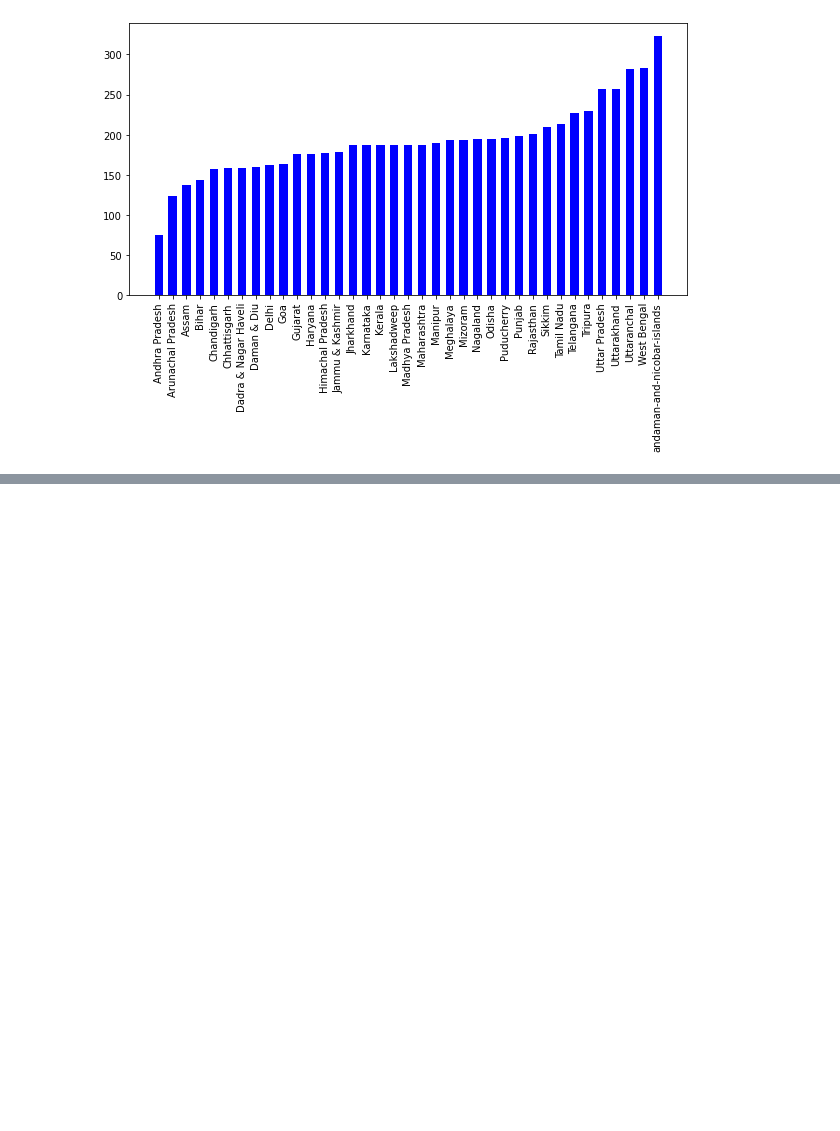
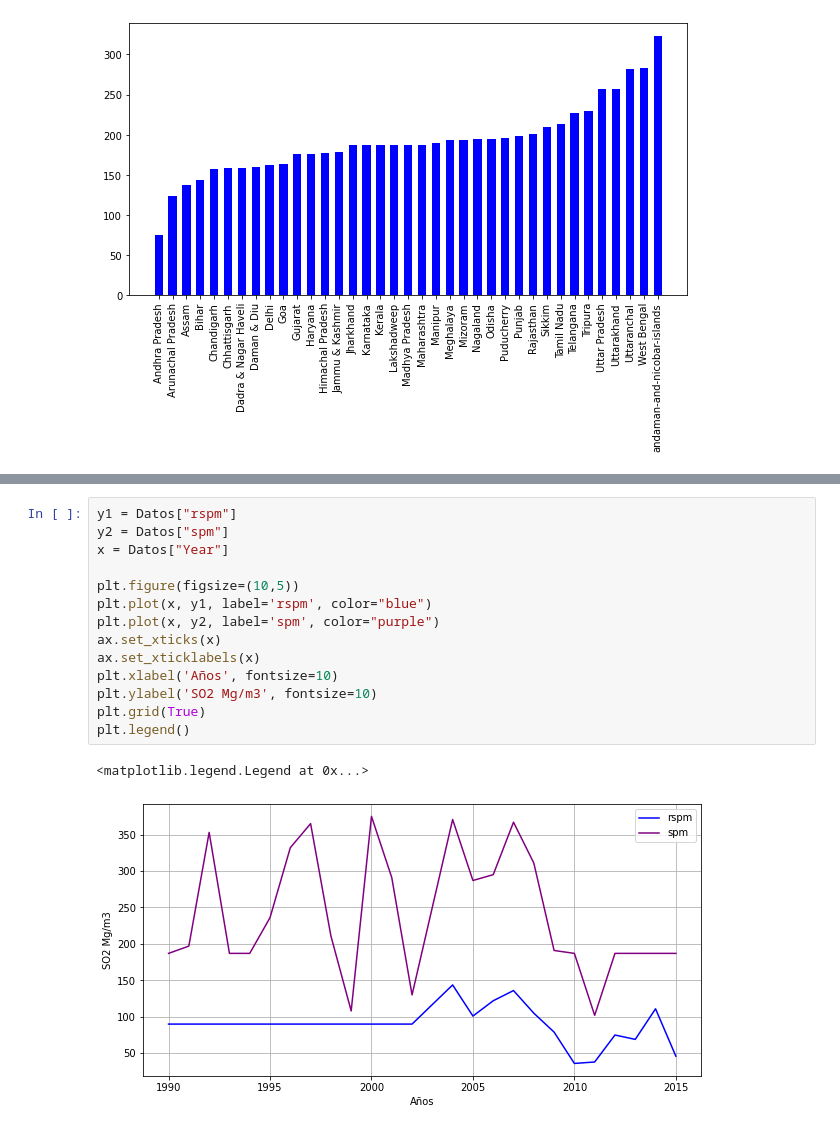
Before and after one commit to KarlaBalog/Estadistica_Descriptiva, a Jupyter notebook: Tarea_Estadistica_Descriptiva_Python.ipynb, the cells around one changed output, grey strips where cells are left out. Saved outputs shown, nothing was run; the diff lists cells and outputs as text; blank space fills up the shorter version.

```diff
--- a/Tarea_Estadistica_Descriptiva_Python.ipynb
+++ b/Tarea_Estadistica_Descriptiva_Python.ipynb
@@ -201,0 +224,17 @@ plt.show()
+# %%
+y1 = Datos["rspm"]
+y2 = Datos["spm"]
+x = Datos["Year"]
+
+plt.figure(figsize=(10,5))
+plt.plot(x, y1, label='rspm', color="blue")
+plt.plot(x, y2, label='spm', color="purple")
+ax.set_xticks(x)
+ax.set_xticklabels(x)
+plt.xlabel('Años', fontsize=10)
+plt.ylabel('SO2 Mg/m3', fontsize=10)
+plt.grid(True)
+plt.legend()
+# %% [output]
+<matplotlib.legend.Legend at 0x...>
+[figure, added]
```
Also changed, not shown: parts of 3 cells of this notebook.
